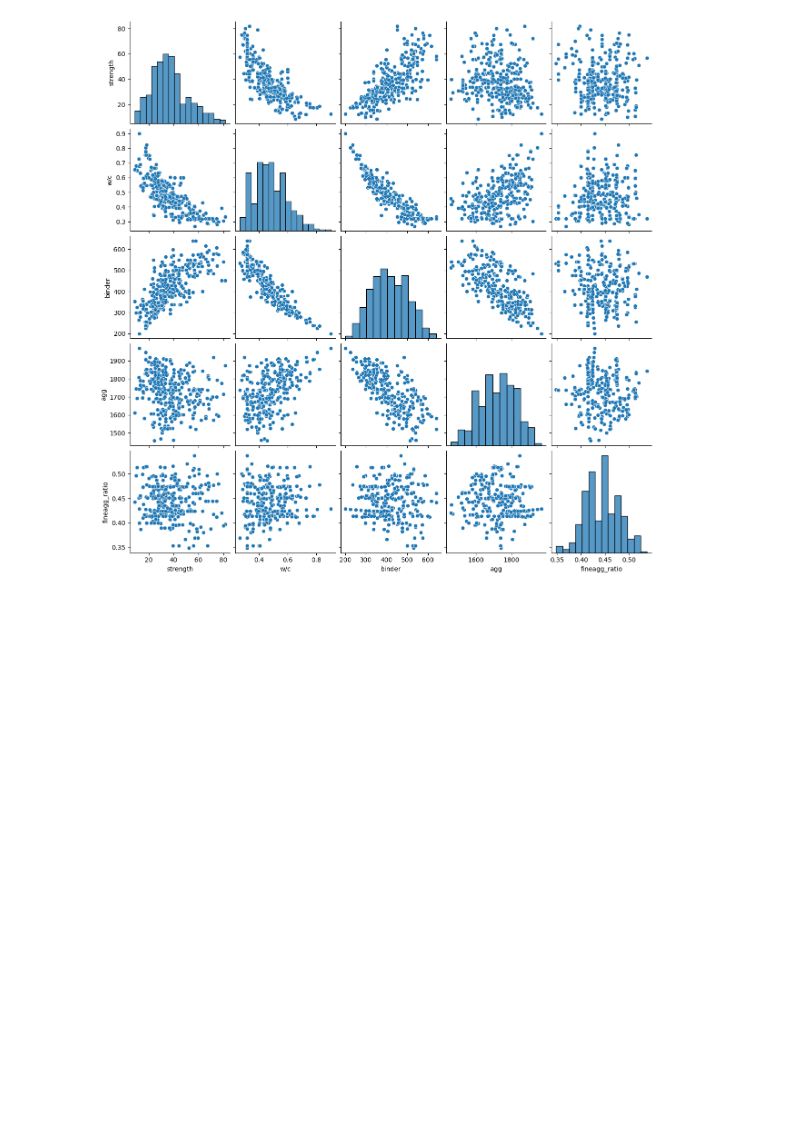
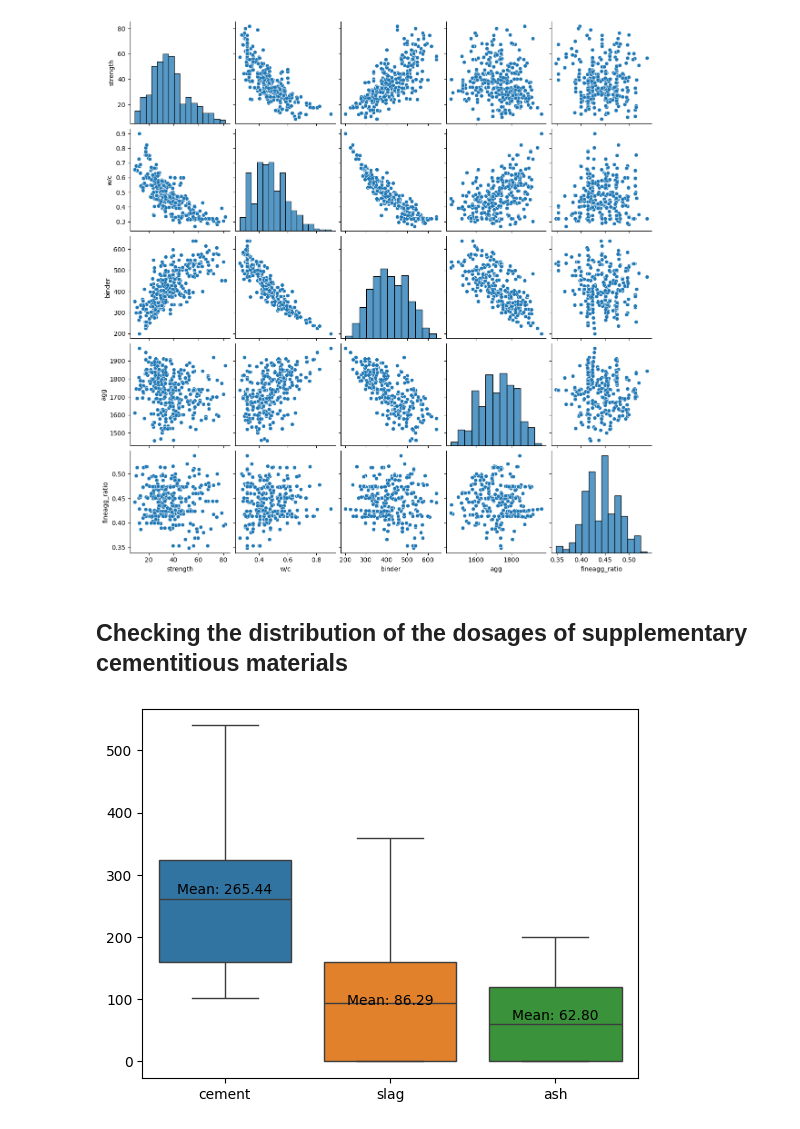
Before and after one commit to supernauth/cement_manufacturing, a Jupyter notebook: cement_manufacuring.ipynb, the cells around one changed output. Drawn from its saved outputs; the diff is of its cells as text; code cells hidden in the pictures; blank space fills up the shorter version.

Commit message:
Adding a boxplot

```diff
--- a/cement_manufacuring.ipynb
+++ b/cement_manufacuring.ipynb
@@ -123,3 +123,16 @@ sns.pairplot(data=df_filtered_28_wo_age)
 # %% [output]
 <seaborn.axisgrid.PairGrid at 0x...>
 [figure]
+# %% [markdown]
+## Checking the distribution of the dosages of supplementary cementitious materials
+# %%
+df_28 = df[df["age"] == 28]
+# %%
+scm_means = [df_28[i].mean() for i in ["cement", "slag", "ash"]]
+# %%
+sns.boxplot(data=df_28[["cement", "slag", "ash"]])
+
+for i, mean in enumerate(scm_means):
+    plt.text(i, mean, f'Mean: {mean:.2f}', horizontalalignment='center', verticalalignment='bottom')
+# %% [output]
+[figure, added]
```
